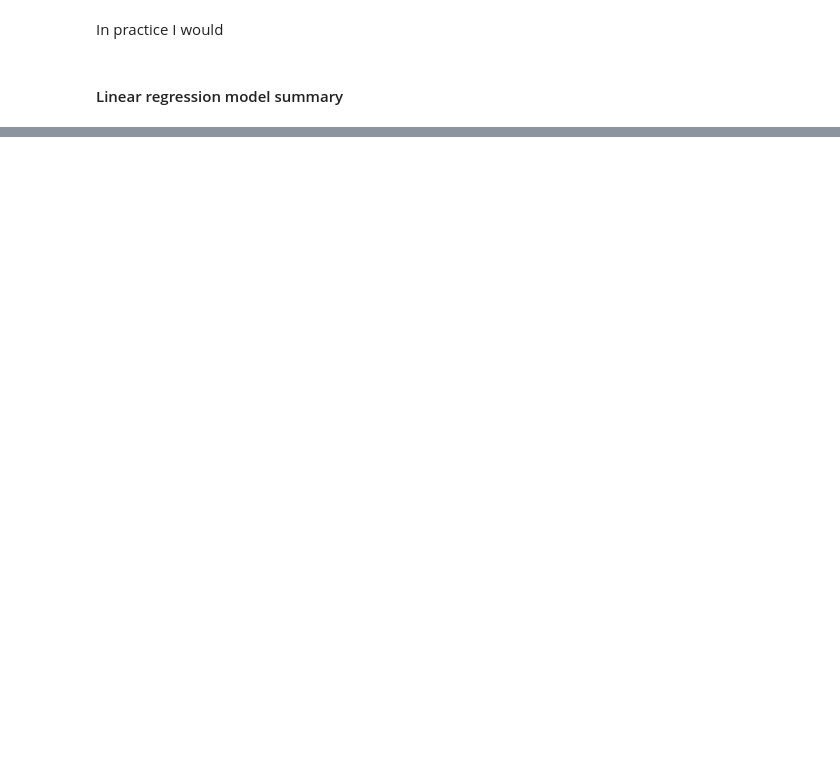
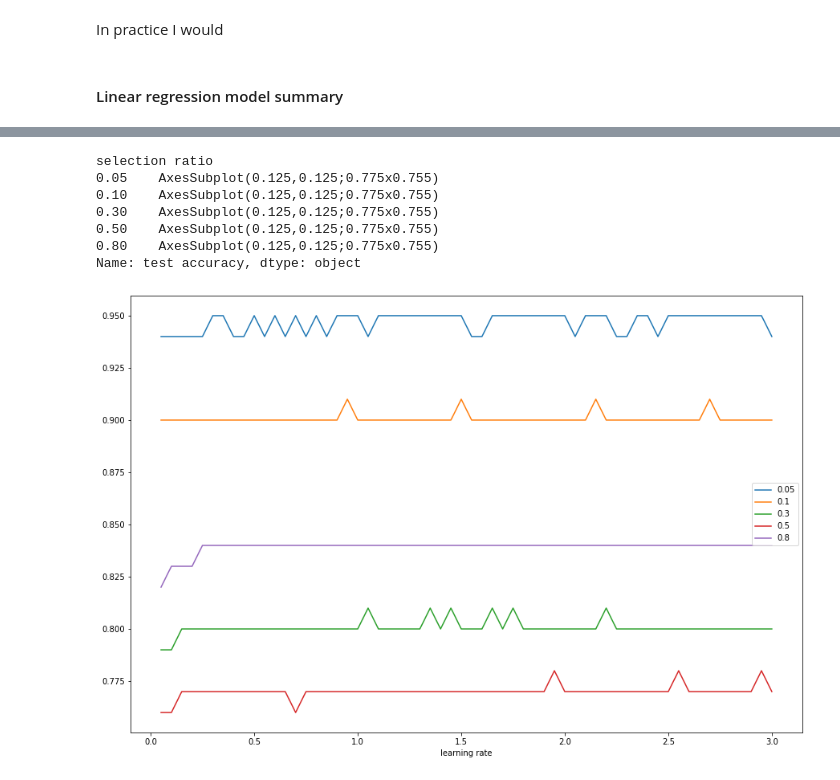
Before and after one commit to SarahMcEliece/DTSA-5509-Supervised-Learning, a Jupyter notebook: Supervised Learning Final- Methods Adverse Impact Comparison.ipynb, the cells around one changed output, grey strips where cells are left out. Saved outputs shown, nothing was run; the diff lists cells and outputs as text; code cells hidden in the pictures; blank space fills up the shorter version.

```diff
--- a/Supervised Learning Final- Methods Adverse Impact Comparison.ipynb
+++ b/Supervised Learning Final- Methods Adverse Impact Comparison.ipynb
@@ -141,18 +168,20 @@ def evaluate(df, selection_column, group_column='group', selection_ratio=.30):
 
     y_test_eval[col_name] = 0
     y_test_eval.loc[y_test_eval['Performance']>=1-selection_ratio, col_name] = 1
-
+   # print(y_test_eval.head())
     #calc group selection ratios and impact ratio
     tmp = df.groupby([group_column])[['const',col_name]].sum().reset_index()
+   # print(tmp)
     selection_pct = tmp[str(selection_ratio*100) + 'pct']/tmp['const']
+   # print(selection_pct)
     impactratio = selection_pct[1]/selection_pct[0]
 
     #standard model eval metrics to compare methods
     acc = metrics.accuracy_score(y_test_eval[col_name], df[col_name])
-    #conf_mat = metrics.confusion_matrix(y_test_eval[col_name], df[col_name])
+    conf_mat = metrics.confusion_matrix(y_test_eval[col_name], df[col_name])
     f1 = metrics.f1_score(y_test_eval[col_name], df[col_name])
 
     #minority selection, majority selection, ratio for adverse impact
-    return selection_pct[1],selection_pct[0],impactratio,acc,f1#,conf_mat
+    return selection_pct[1],selection_pct[0],impactratio,acc,f1,conf_mat
 # %%
 #create training and test data
@@ -310,0 +475,38 @@ In practice I would
+# %%
+lr_li = []
+rat_li = []
+acc_li = []
+f1_li_li = []
+impact_li = []
+eval_df = X_test
+#X_test = sm.add_constant(X_test)
+for i in ratios:
+    for ii in np.arange(0.05, 3.05, 0.05):
+        eval_df = X_test[['const','Cognitive Ability','Education','Experience','Structured Interview','Conscientiousness','group']]
+        dt = AdaBoostRegressor(learning_rate=ii,random_state=1).fit(X_train.loc[:, ~X_train.columns.isin(['group'])], y_train)
+        eval_df['pred_val'] =dt.predict(eval_df.loc[:, ~eval_df.columns.isin(['group'])])
+        eval_df['pct_rank'] = eval_df['pred_val'].rank(pct=True)
+
+        e = evaluate(eval_df,'pct_rank', selection_ratio=i)
+        lr_li.append(ii)
+        rat_li.append(i)
+        acc_li.append(round(e[3],2))
+        f1_li_li.append(round(e[4],2))
+        impact_li.append(round(e[2],2))
+        #print(str(i),'selection ratio: ','Accuracy: ',round(e[3],2),'F1 score: ',round(e[4],2),'Impact ratio: ',round(e[2],2))
+# %%
+learning_ada = pd.DataFrame({'learning rate':lr_li,'selection ratio':rat_li,'test accuracy':acc_li,'test f1':f1_li_li,'test impact ratio':impact_li})
+# %%
+learning_ada.set_index('learning rate', inplace=True)
+# %%
+fig = plt.figure(figsize=(15,10))
+learning_ada.groupby('selection ratio')['test accuracy'].plot(legend=True)
+# %% [output]
+selection ratio
+0.05    AxesSubplot(0.125,0.125;0.775x0.755)
+0.10    AxesSubplot(0.125,0.125;0.775x0.755)
+0.30    AxesSubplot(0.125,0.125;0.775x0.755)
+0.50    AxesSubplot(0.125,0.125;0.775x0.755)
+0.80    AxesSubplot(0.125,0.125;0.775x0.755)
+Name: test accuracy, dtype: object
+[figure, added]
```
Also changed, not shown: parts of 75 cells of this notebook, 7 other files.
